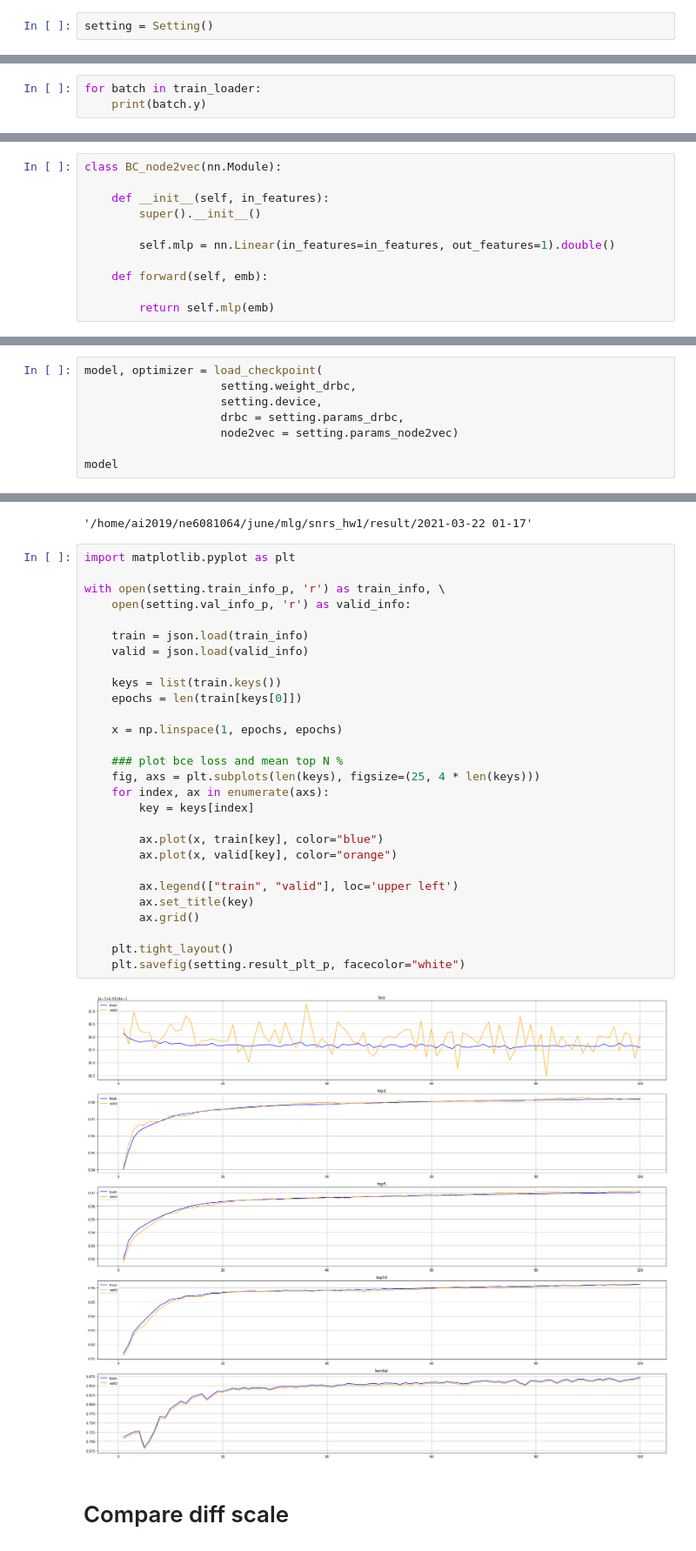
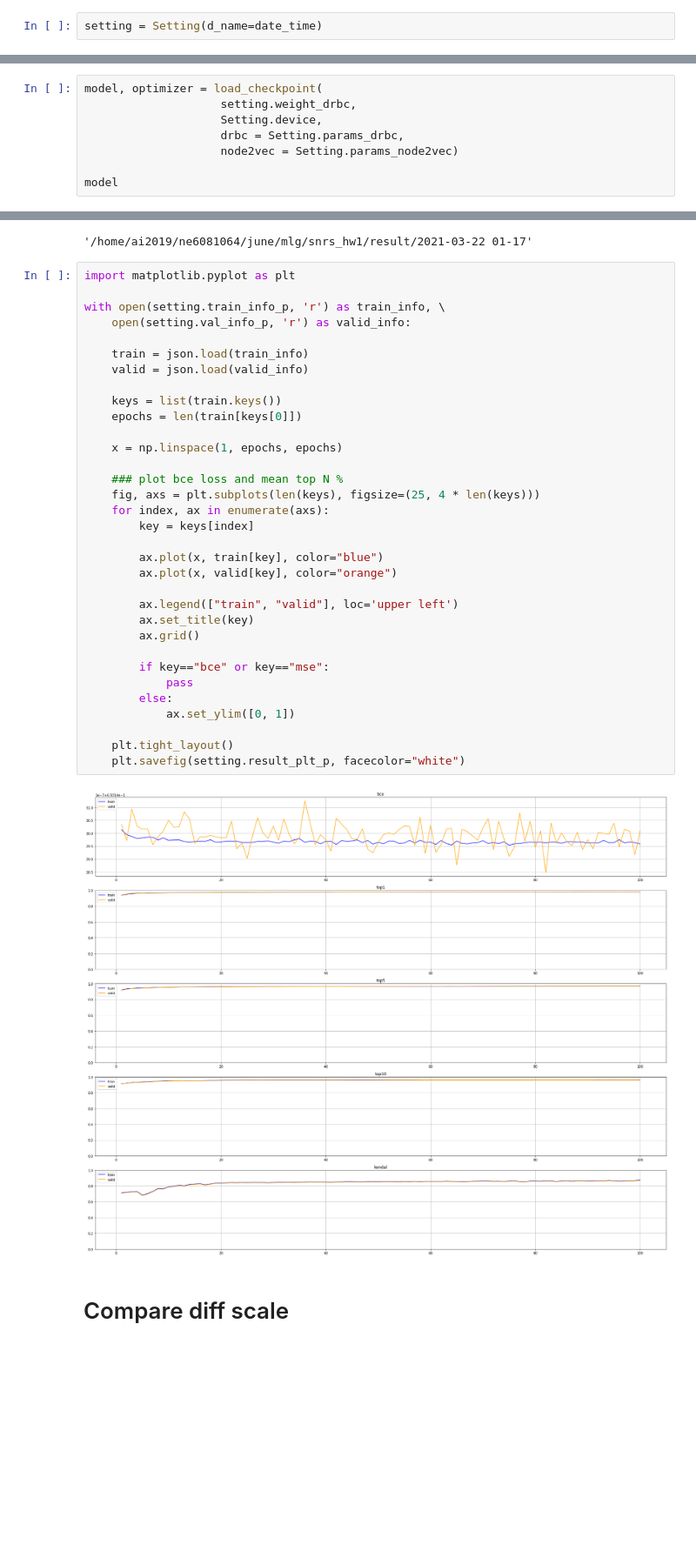
Before and after one commit to junjun1023/DrBC_pytorch, a Jupyter notebook: result/scales/2021-03-22 01-17/code.ipynb, the cells around one changed output, grey strips where cells are left out. Shown at 87% size. Cells and saved outputs as stored; diff of their text form; blank space fills up the shorter version.

```diff
--- a/result/scales/2021-03-22 01-17/code.ipynb
+++ b/result/scales/2021-03-22 01-17/code.ipynb
@@ -85,5 +99,5 @@ class Setting:
 # %%
-setting = Setting()
+setting = Setting(d_name=date_time)
 # %%
 setting.root
 # %% [output]
@@ -299,9 +316,6 @@ valid, valid_bet = load_data(os.path.join(setting.data_valid, str(setting.nodes_
 # %%
 train_loader = to_dataloader(train, train_bet, batch=8)
 valid_loader = to_dataloader(valid, valid_bet, batch=8)
-# %%
-for batch in train_loader:
-    print(batch.y)
 # %%
 syn_loader = to_dataloader(synthetic, between, batch=1, usecols=1)
 # %%
@@ -471,14 +456,3 @@ def gnx_to_emb(G, nodes_cnt):
-# %%
-class BC_node2vec(nn.Module):
-
-    def __init__(self, in_features):
-        super().__init__()
-
-        self.mlp = nn.Linear(in_features=in_features, out_features=1).double()
-
-    def forward(self, emb):
-
-        return self.mlp(emb)
 # %% [markdown]
 # Evaluation
 # %% [markdown]
@@ -556,9 +530,9 @@ def load_checkpoint(filepath, device, **params):
 # %%
 model, optimizer = load_checkpoint(
                     setting.weight_drbc,
-                    setting.device,
-                    drbc = setting.params_drbc,
-                    node2vec = setting.params_node2vec)
+                    Setting.device,
+                    drbc = Setting.params_drbc,
+                    node2vec = Setting.params_node2vec)
 
 model
 # %% [output]
@@ -1119,33 +1010,38 @@ setting.root
 # %%
 import matplotlib.pyplot as plt
 
 with open(setting.train_info_p, 'r') as train_info, \
     open(setting.val_info_p, 'r') as valid_info:
 
     train = json.load(train_info)
     valid = json.load(valid_info)
 
     keys = list(train.keys())
     epochs = len(train[keys[0]])
 
     x = np.linspace(1, epochs, epochs)
 
     ### plot bce loss and mean top N %
     fig, axs = plt.subplots(len(keys), figsize=(25, 4 * len(keys)))
     for index, ax in enumerate(axs):
         key = keys[index]
 
         ax.plot(x, train[key], color="blue")
         ax.plot(x, valid[key], color="orange")
 
         ax.legend(["train", "valid"], loc='upper left')
         ax.set_title(key)
         ax.grid()
 
+        if key=="bce" or key=="mse":
+            pass
+        else:
+            ax.set_ylim([0, 1])
+
     plt.tight_layout()
     plt.savefig(setting.result_plt_p, facecolor="white")
 # %% [output]
-[figure, old version]
+[figure, new version]
 # %% [markdown]
 # Compare diff scale
 # %%
```
Also changed, not shown: parts of 60 cells of this notebook, 6 other files.
